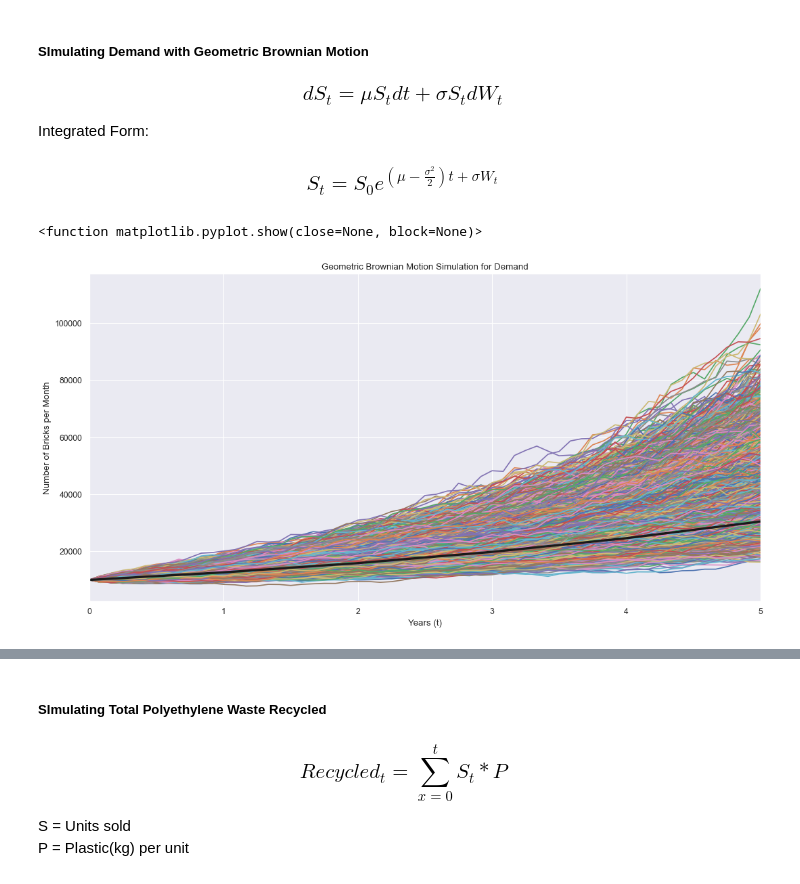
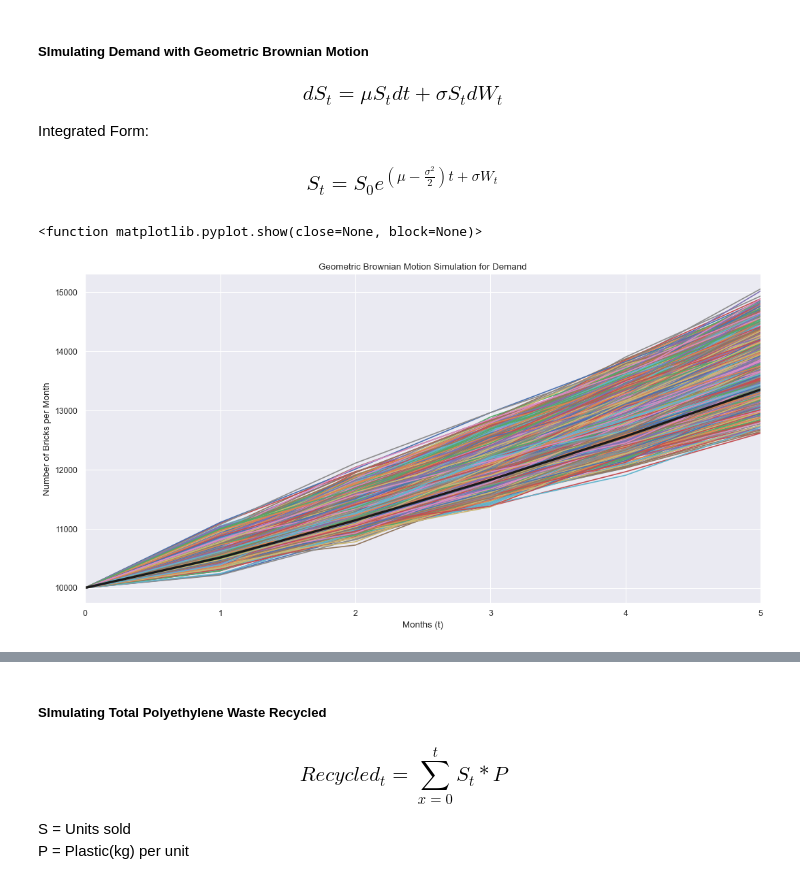
Before and after one commit to rx229/Projects, a Jupyter notebook: Brick Profit Monte Carlo/brick_esg_montecarlo.ipynb, the cells around one changed output, grey strips where cells are left out. Drawn from its saved outputs; the diff is of its cells as text; code cells hidden in the pictures.

```diff
--- a/Brick Profit Monte Carlo/brick_esg_montecarlo.ipynb
+++ b/Brick Profit Monte Carlo/brick_esg_montecarlo.ipynb
@@ -17,9 +18,9 @@ Integrated Form:
 # %%
 # Parameters
 # drift coefficent
-mu = 0.28162
+mu = 0.06412
 # number of steps
-n = 60
+n = 5
 # time in years
 T = 5
 # number of sims
@@ -27,7 +28,7 @@ M = 10000
 # initial demand
 S0 = 10000
 # volatility
-sigma = 0.1111
+sigma = 0.010823
 
 dt = T/n
 # %%
@@ -52,21 +48,24 @@ tt = np.full(shape=(M,n+1), fill_value=time).T
 # %%
-pop_trend = (np.ones(T+1) * 0.158879).cumsum() - 0.158879 + S0
-plastic_trend = ((np.ones(T+1) * 1.218).cumprod() - 0.218) * S0
+#pop_trend = (np.ones(T+1) * 0.158879).cumsum() - 0.158879 + S0
+#prod_trend = ((np.ones(n+1) * 1.0221045).cumprod()) * S0
+
+production_cap = [10000, 10511.401946, 11141.796653, 11826.509148, 12563.455807, 13354.036651]
 # %%
 plt.figure(figsize=(16, 8), dpi=80)
 sns.set(style="darkgrid")
 
-plt.plot(tt, demand)
+plt.plot(demand)
 #plt.plot(pop_trend, c ='k', linewidth=3.0)
-plt.plot(plastic_trend, c ='k', linewidth=3.0)
-plt.xlabel("Years (t)")
+plt.plot(production_cap, c ='k', linewidth=3.0)
+#plt.plot(prod_trend, c ='k', linewidth=3.0, linestyle = 'dashed')
+plt.xlabel("Months (t)")
 plt.ylabel("Number of Bricks per Month")
 plt.title("Geometric Brownian Motion Simulation for Demand")
-plt.xlim([0, T])
+plt.xlim([0, n])
 plt.show
 # %% [output]
 <function matplotlib.pyplot.show(close=None, block=None)>
-[figure, old version]
+[figure, new version]
 # %%
 demand_df =pd.DataFrame(demand.T)
 # %%
```
Also changed, not shown: parts of 25 cells of this notebook.
